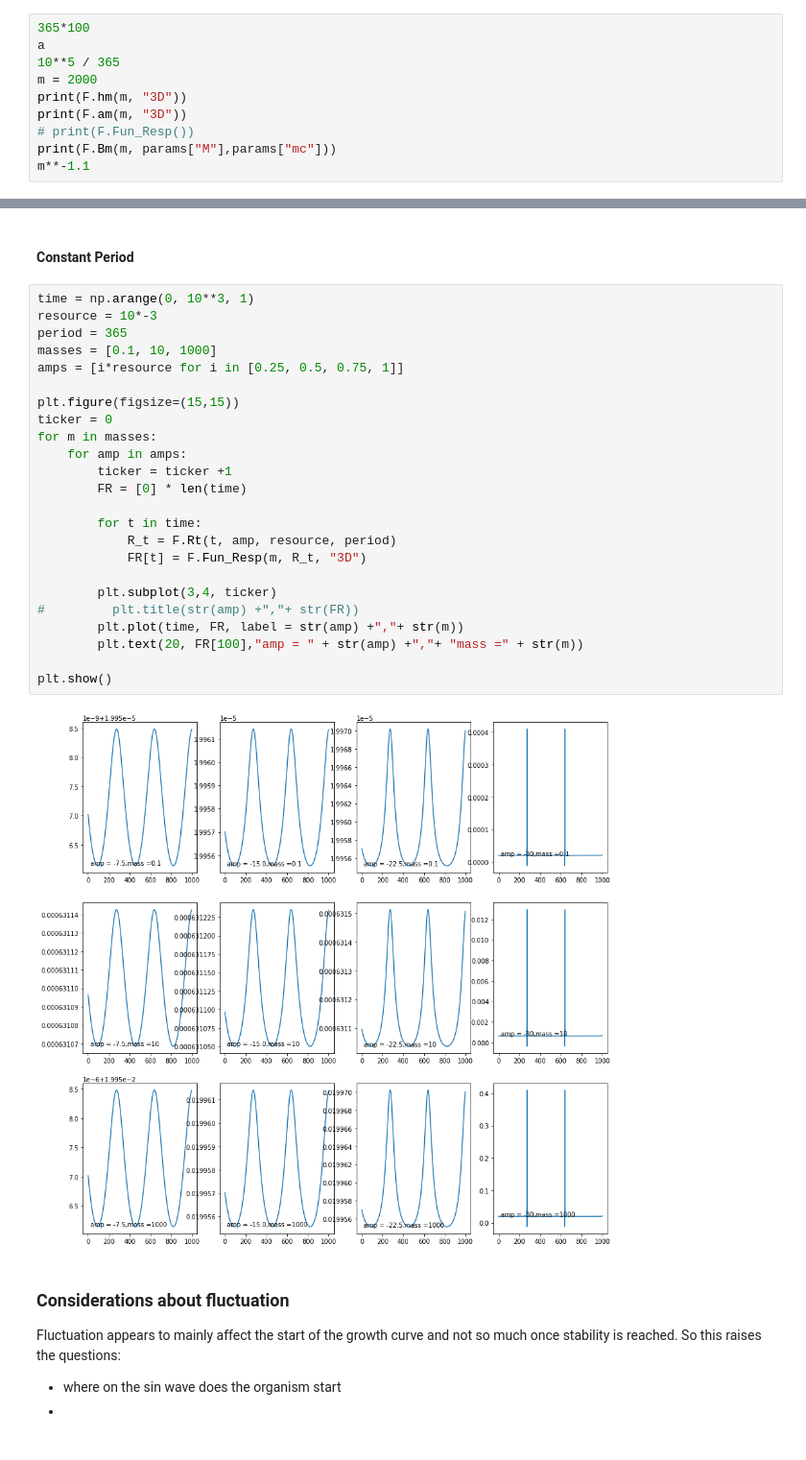
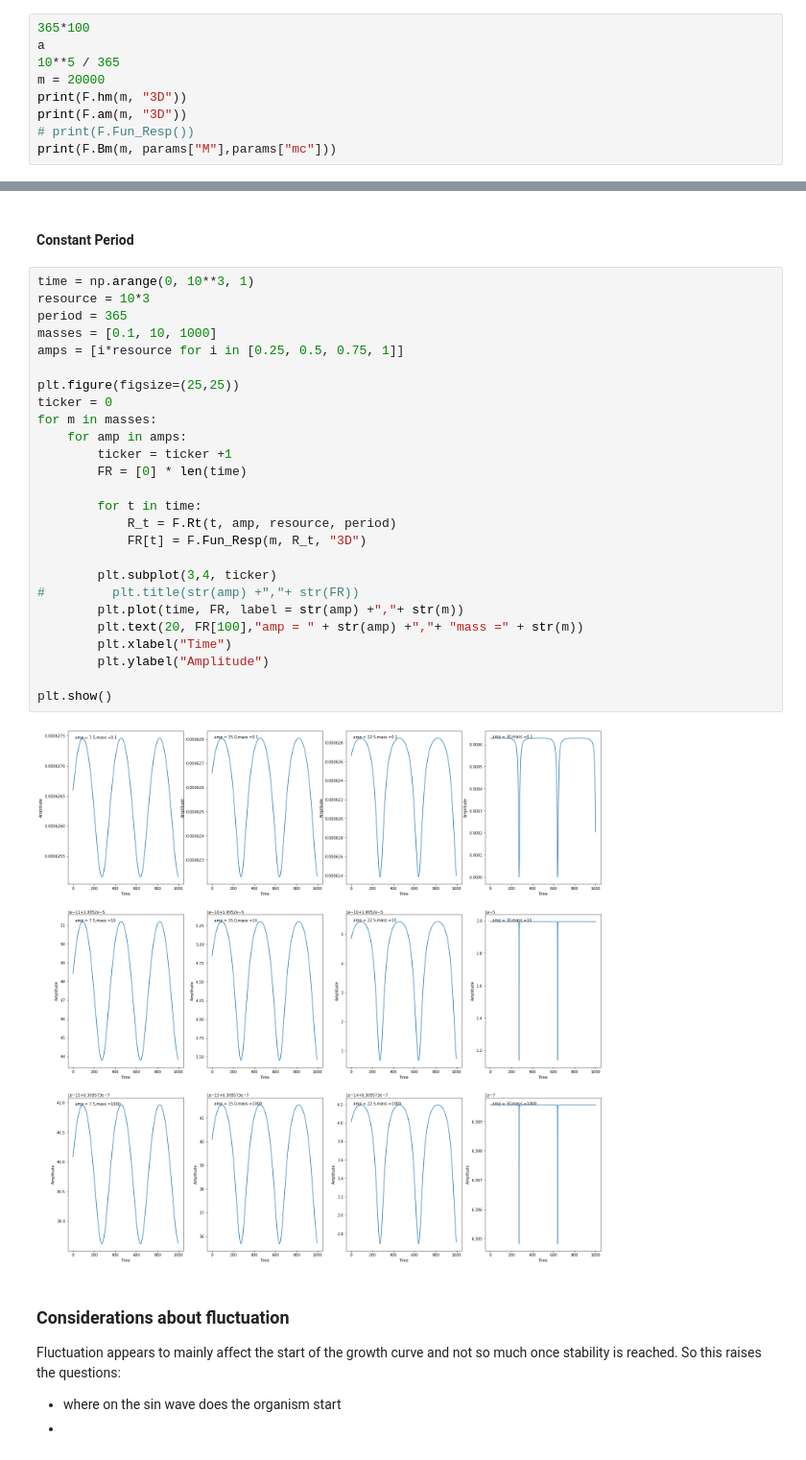
Before and after one commit to Don-Burns/Masters_Project, a Jupyter notebook: code/Building_New_Models.ipynb, the cells around one changed output, grey strips where cells are left out. Shown at 96% size. Saved outputs shown, nothing was run; the diff lists cells and outputs as text.

```diff
--- a/code/Building_New_Models.ipynb
+++ b/code/Building_New_Models.ipynb
@@ -192,10 +201,9 @@ print(mass)
 365*100
 a
 10**5 / 365
-m = 2000
+m = 20000
 print(F.hm(m, "3D"))
 print(F.am(m, "3D"))
 # print(F.Fun_Resp())
 print(F.Bm(m, params["M"],params["mc"]))
-m**-1.1
 # %% [output]
@@ -381,30 +350,32 @@ print(mass)
 #### Constant Period
 # %%
 time = np.arange(0, 10**3, 1)
-resource = 10*-3
+resource = 10*3
 period = 365
 masses = [0.1, 10, 1000]
 amps = [i*resource for i in [0.25, 0.5, 0.75, 1]]
 
-plt.figure(figsize=(15,15))
+plt.figure(figsize=(25,25))
 ticker = 0
 for m in masses:
     for amp in amps:
         ticker = ticker +1
         FR = [0] * len(time)
 
         for t in time:
             R_t = F.Rt(t, amp, resource, period)
             FR[t] = F.Fun_Resp(m, R_t, "3D")
 
         plt.subplot(3,4, ticker)
 #         plt.title(str(amp) +","+ str(FR))
         plt.plot(time, FR, label = str(amp) +","+ str(m))
         plt.text(20, FR[100],"amp = " + str(amp) +","+ "mass =" + str(m))
+        plt.xlabel("Time")
+        plt.ylabel("Amplitude")
 
 plt.show()
 # %% [output]
-[figure, old version]
+[figure, new version]
 # %% [markdown]
 ### Considerations about fluctuation
 Fluctuation appears to mainly affect the start of the growth curve and not so much once stability is reached.
```
Also changed, not shown: parts of 15 cells of this notebook, 6 other files.
